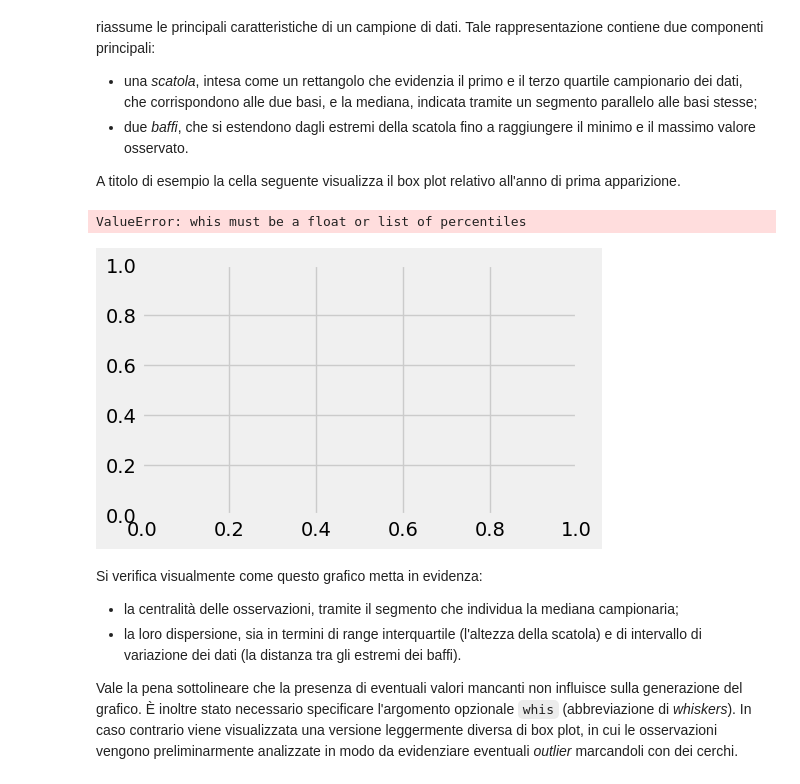
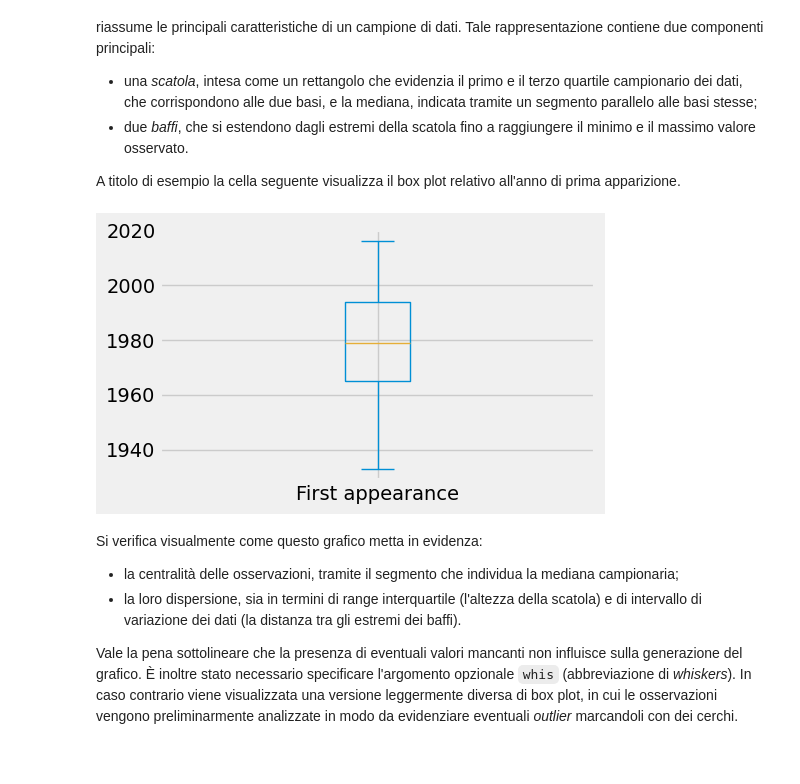
Before and after one commit to nic0-o1/superhero-datascience, a Jupyter notebook: content/L04-Indici_di_dispersione.ipynb, the cells around one changed output. Saved outputs shown, nothing was run; the diff lists cells and outputs as text; code cells hidden in the pictures.

```diff
--- a/content/L04-Indici_di_dispersione.ipynb
+++ b/content/L04-Indici_di_dispersione.ipynb
@@ -78,11 +78,11 @@ Un _box plot_ (o _box and whiskers plot_, o ancora un _diagramma a scatola_) è
 
 A titolo di esempio la cella seguente visualizza il box plot relativo all'anno di prima apparizione.
 # %%
-year.plot.box(vert=False, whis='range')
+#year.plot.box(vert=False, whis='range')
+year.plot.box(vert=True, showfliers = False) # rimuove gli outlier
 plt.show()
 # %% [output]
-ValueError: whis must be a float or list of percentiles
-[figure, old version]
+[figure, new version]
 # %% [markdown]
 Si verifica visualmente come questo grafico metta in evidenza:
 
```
Also changed, not shown: parts of 11 cells of this notebook, 2 other files.
